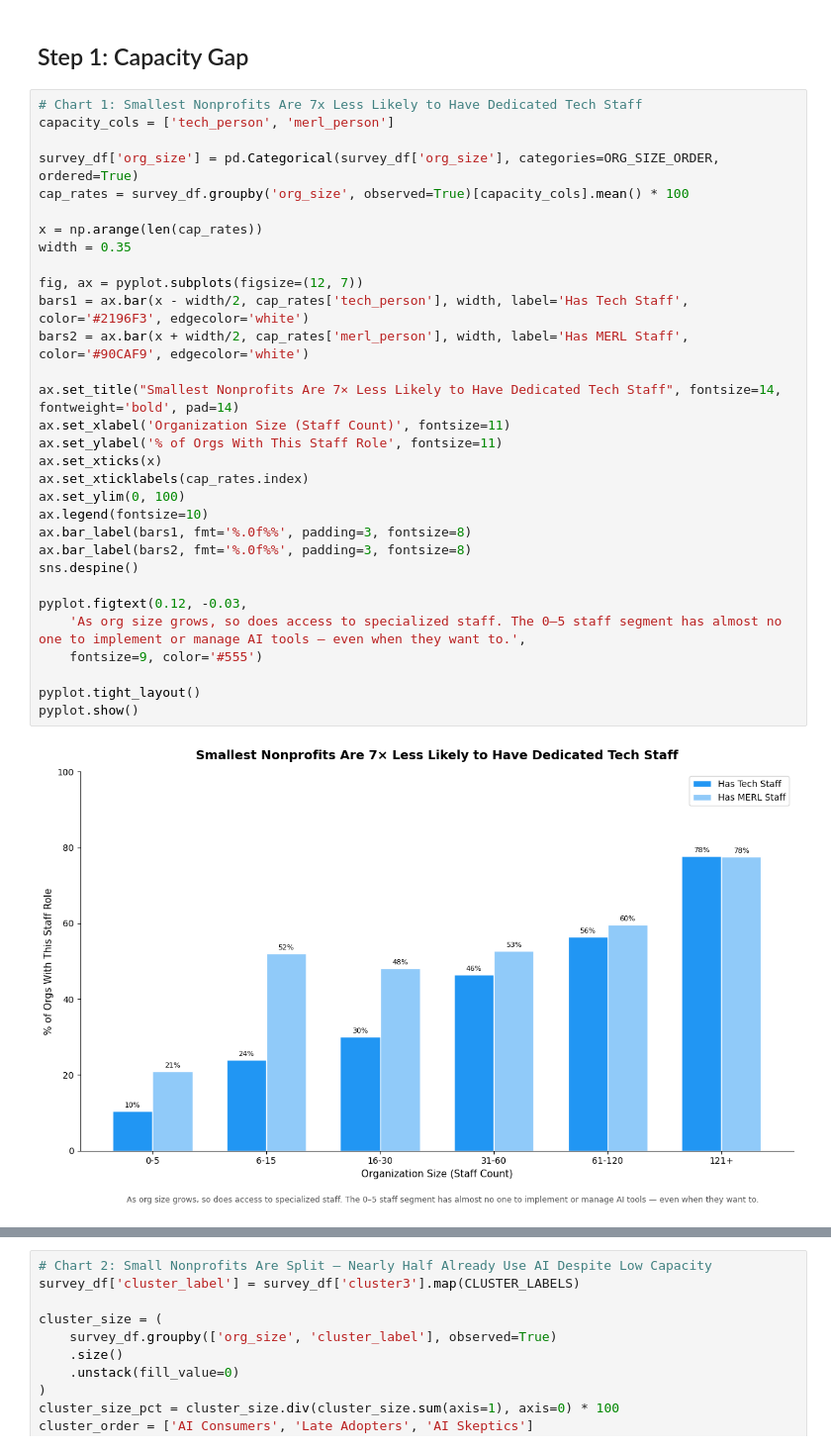
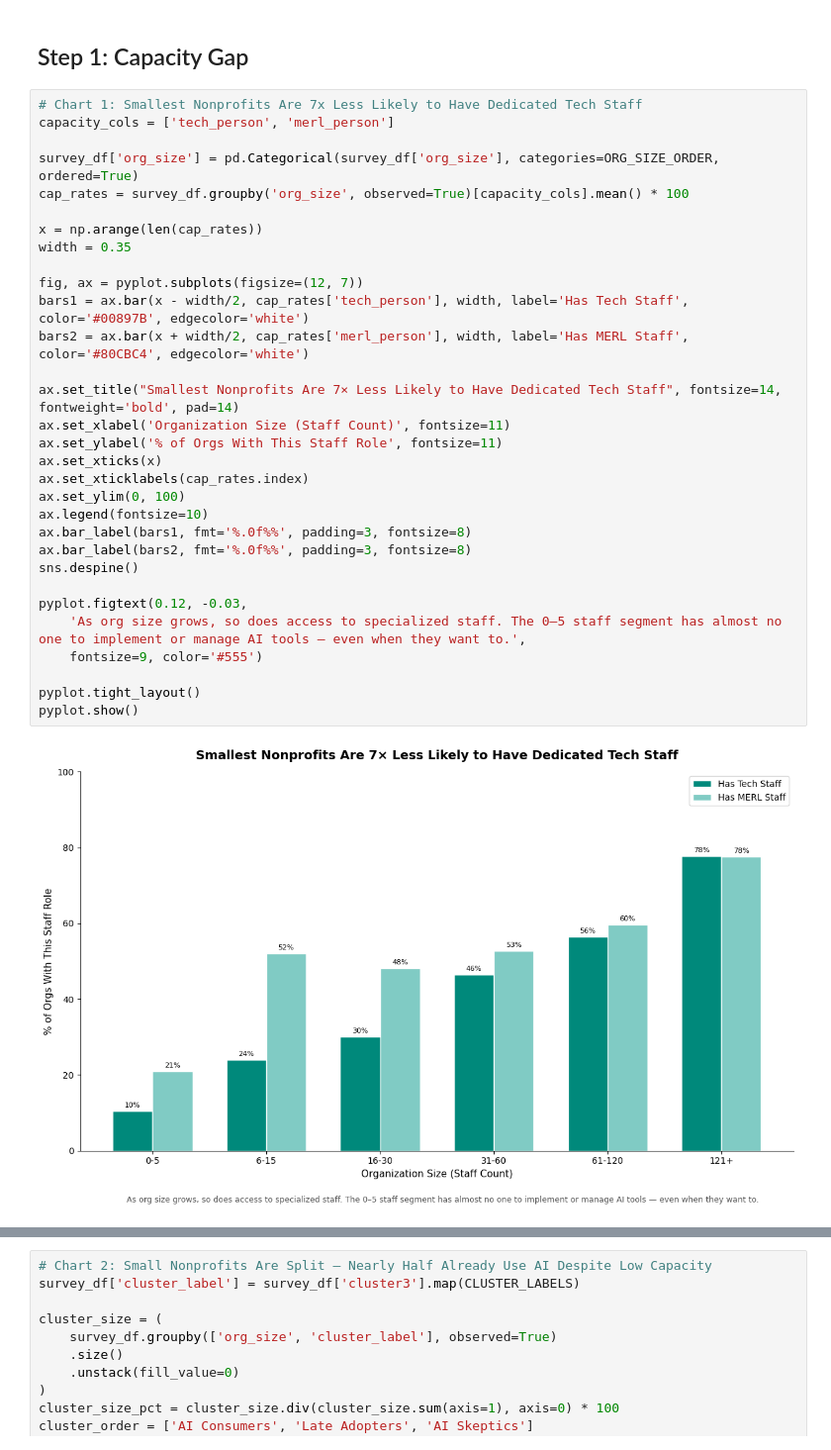
Before and after one commit to BoppingNoodles/SP26_Datathon, a Jupyter notebook: work/main.ipynb, the cells around one changed output, grey strips where cells are left out. Shown at 99% size. Cells and saved outputs as stored; diff of their text form.

```diff
--- a/work/main.ipynb
+++ b/work/main.ipynb
@@ -238,33 +238,33 @@ ORG_SIZE_ORDER = ['0-5', '6-15', '16-30', '31-60', '61-120', '121+']
 # %%
 # Chart 1: Smallest Nonprofits Are 7x Less Likely to Have Dedicated Tech Staff
 capacity_cols = ['tech_person', 'merl_person']
 
 survey_df['org_size'] = pd.Categorical(survey_df['org_size'], categories=ORG_SIZE_ORDER, ordered=True)
 cap_rates = survey_df.groupby('org_size', observed=True)[capacity_cols].mean() * 100
 
 x = np.arange(len(cap_rates))
 width = 0.35
 
 fig, ax = pyplot.subplots(figsize=(12, 7))
-bars1 = ax.bar(x - width/2, cap_rates['tech_person'], width, label='Has Tech Staff', color='#2196F3', edgecolor='white')
-bars2 = ax.bar(x + width/2, cap_rates['merl_person'], width, label='Has MERL Staff', color='#90CAF9', edgecolor='white')
+bars1 = ax.bar(x - width/2, cap_rates['tech_person'], width, label='Has Tech Staff', color='#00897B', edgecolor='white')
+bars2 = ax.bar(x + width/2, cap_rates['merl_person'], width, label='Has MERL Staff', color='#80CBC4', edgecolor='white')
 
 ax.set_title("Smallest Nonprofits Are 7× Less Likely to Have Dedicated Tech Staff", fontsize=14, fontweight='bold', pad=14)
 ax.set_xlabel('Organization Size (Staff Count)', fontsize=11)
 ax.set_ylabel('% of Orgs With This Staff Role', fontsize=11)
 ax.set_xticks(x)
 ax.set_xticklabels(cap_rates.index)
 ax.set_ylim(0, 100)
 ax.legend(fontsize=10)
 ax.bar_label(bars1, fmt='%.0f%%', padding=3, fontsize=8)
 ax.bar_label(bars2, fmt='%.0f%%', padding=3, fontsize=8)
 sns.despine()
 
 pyplot.figtext(0.12, -0.03,
     'As org size grows, so does access to specialized staff. The 0–5 staff segment has almost no one to implement or manage AI tools — even when they want to.',
     fontsize=9, color='#555')
 
 pyplot.tight_layout()
 pyplot.show()
 # %% [output]
-[figure, old version]
+[figure, new version]
```
Also changed, not shown: parts of 2 cells of this notebook.
